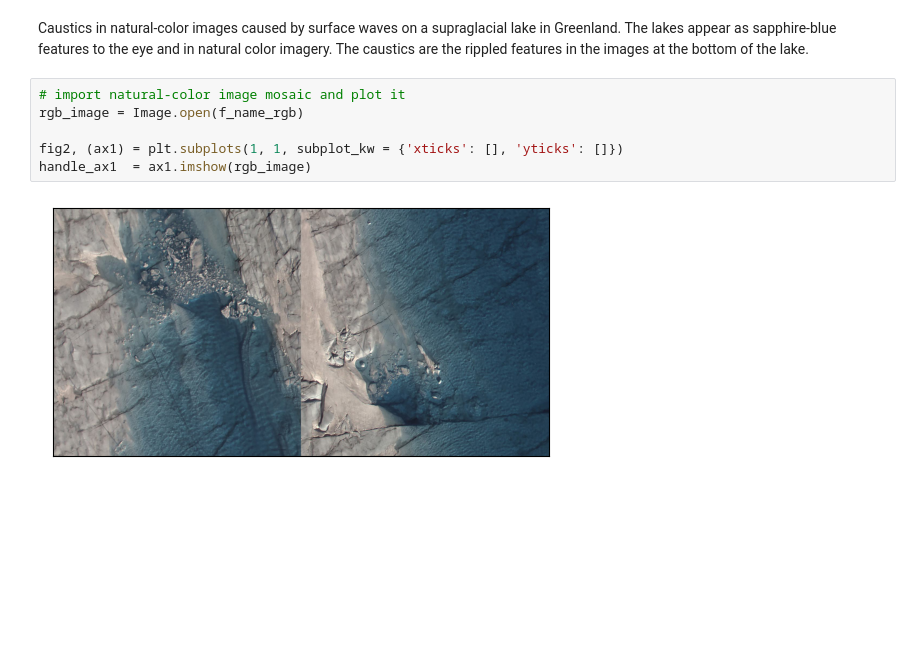
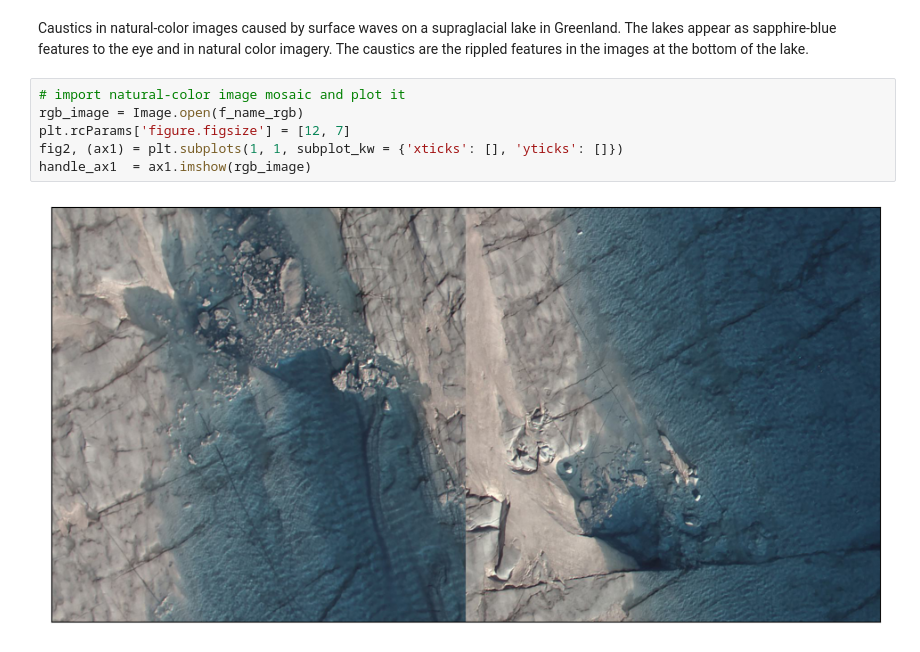
Before and after one commit to mstudinger/ATM-SfM-Bathymetry, a Jupyter notebook: Jupyter/SfM_supraglacial_hydrology_known_challenges.ipynb, the cells around one changed output. Cells and saved outputs as stored; diff of their text form; blank space fills up the shorter version.

Commit message:
fixed figure size

```diff
--- a/Jupyter/SfM_supraglacial_hydrology_known_challenges.ipynb
+++ b/Jupyter/SfM_supraglacial_hydrology_known_challenges.ipynb
@@ -18,8 +18,8 @@ Caustics in natural-color images caused by surface waves on a supraglacial lake
 # %%
 # import natural-color image mosaic and plot it
 rgb_image = Image.open(f_name_rgb)
-
+plt.rcParams['figure.figsize'] = [12, 7]
 fig2, (ax1) = plt.subplots(1, 1, subplot_kw = {'xticks': [], 'yticks': []})
 handle_ax1  = ax1.imshow(rgb_image)
 # %% [output]
-[figure, old version]
+[figure, new version]
```
